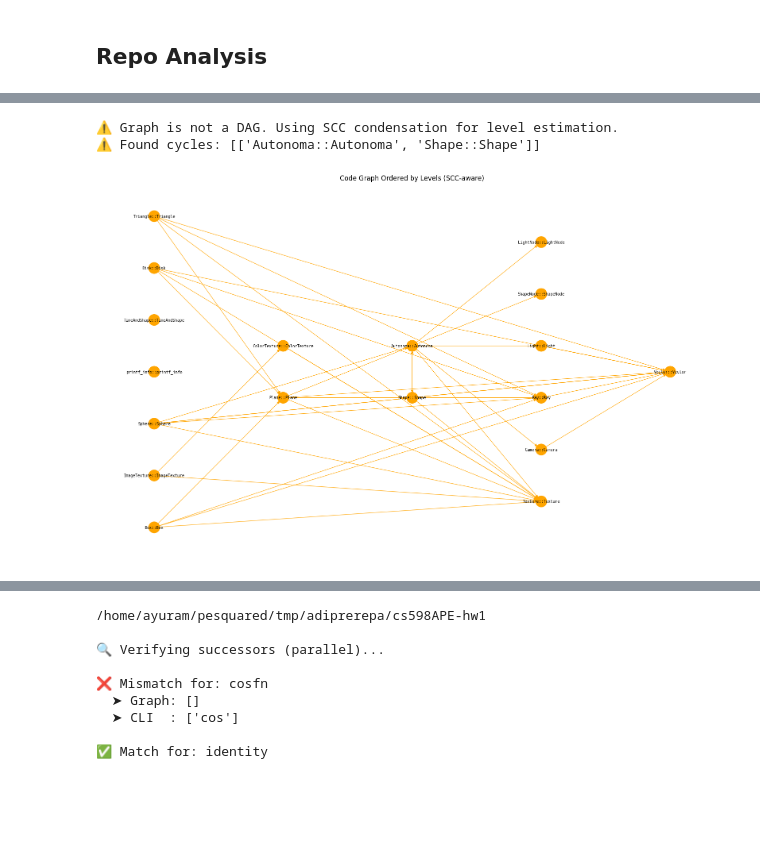
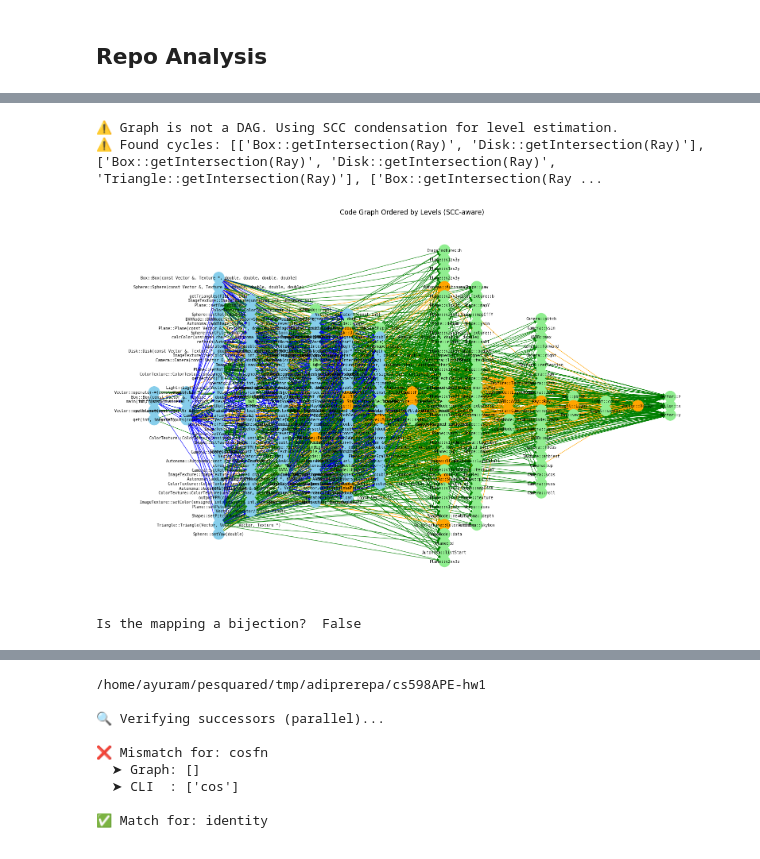
Before and after one commit to adiprerepa/pesquared, a Jupyter notebook: FunctionGraph.ipynb, the cells around one changed output, grey strips where cells are left out. Saved outputs shown, nothing was run; the diff lists cells and outputs as text; code cells hidden in the pictures; blank space fills up the shorter version.

```diff
--- a/FunctionGraph.ipynb
+++ b/FunctionGraph.ipynb
@@ -3,14 +3,14 @@
 # %%
 from utils.git_utils import clone_repo
 from pathlib import Path
-from analyzers.code_analyzer import CodeAnalyzer, NodeKind, is_kind
+from analyzers.code_analyzer import CodeAnalyzer, NodeKind, is_kind, EdgeType
 url = 'https://github.com/adiprerepa/cs598APE-hw1'
-branch = 'master'
-repo = clone_repo(url, branch=branch)
-working_dir = repo.working_dir
-print(f"Working directory: {working_dir}")
-PROJECT_DIR = Path(working_dir).resolve()
+branch = 'pesquared-starting'
+# repo = clone_repo(url, branch=branch)
+# working_dir = repo.working_dir
+# print(f"Working directory: {working_dir}")
+# PROJECT_DIR = Path(working_dir).resolve()
 
-analyzer = CodeAnalyzer(PROJECT_DIR)
-graph = analyzer.graph
+analyzer = CodeAnalyzer(url, branch)
+PROJECT_DIR = analyzer.repo_path
 # %% [output]
@@ -23,6 +34,29 @@ Merging node TimeAndShape into TimeAndShape::TimeAndShape
 # %%
-analyzer.plot(horizontal=True, node_filter=lambda node, attrs: is_kind(attrs["kind"], NodeKind.TYPE) and is_kind(attrs["kind"], NodeKind.IN_CODEBASE))
+analyzer.plot(horizontal=True, node_filter=lambda node, attrs: (len(list(analyzer.predecessors(node))) != 0 or node == 'main(int, const char **)')
+              and is_kind(attrs["kind"], NodeKind.IN_CODEBASE))
+# neural training law
 # %% [output]
 ⚠️ Graph is not a DAG. Using SCC condensation for level estimation.
-⚠️ Found cycles: [['Autonoma::Autonoma', 'Shape::Shape']]
+⚠️ Found cycles: [['Box::getIntersection(Ray)', 'Disk::getIntersection(Ray)'], ['Box::getIntersection(Ray)', 'Disk::getIntersection(Ray)', 'Triangle::getIntersection(Ray)'], ['Box::getIntersection(Ray ...
-[figure, old version]
+[figure, new version]
+# %%
+from collections import defaultdict
+
+# Create a dictionary to store symbols and their corresponding signatures
+symbol_to_signatures = defaultdict(list)
+
+# Iterate through the nodes in the graph
+for node, attrs in analyzer.nodes(data=True):
+    if is_kind(attrs["kind"], NodeKind.FUNCTION):
+        # remove the (...) signature from the function name
+        symbol = node.split("(")[0]
+        symbol_to_signatures[symbol].append(node)
+
+# Convert defaultdict to a regular dictionary
+symbol_to_signatures = dict(symbol_to_signatures)
+
+# Print the resulting dictionary
+is_bijectional = all(len(signatures) == 1 for signatures in symbol_to_signatures.values())
+print("Is the mapping a bijection? ", is_bijectional)
+# %% [output]
+Is the mapping a bijection?  False
```
Also changed, not shown: parts of 10 cells of this notebook, 3 other files.
